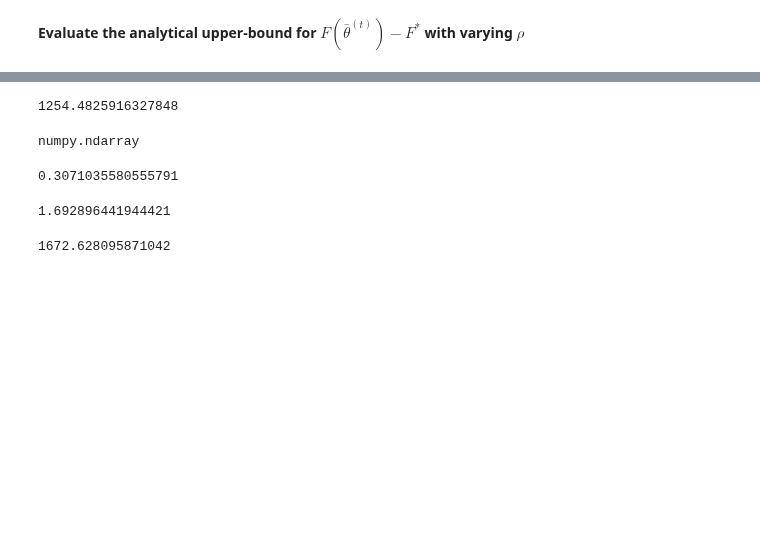
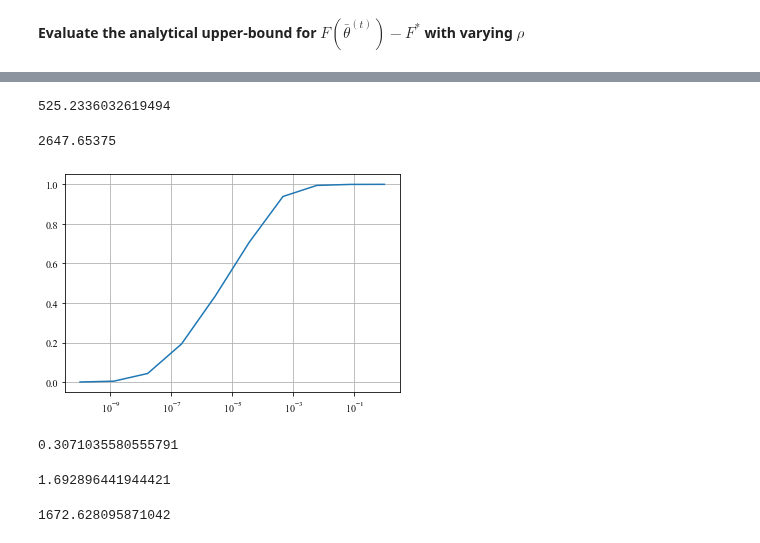
Before and after one commit to Fuzzy-Face/JSAC_FL, a Jupyter notebook: bounds_digital.ipynb, the cells around one changed output, grey strips where cells are left out. Cells and saved outputs as stored; diff of their text form; code cells hidden in the pictures; blank space fills up the shorter version.

```diff
--- a/bounds_digital.ipynb
+++ b/bounds_digital.ipynb
@@ -76,0 +103,5 @@ beta = np.linalg.norm(np.eye(K) - W, ord=2)
+# %%
+barP = 2e-8
+N_0 = 10 ** (-169/10) * 1e-3
+M = 10
+rSNR_list = [barP/N_0 * M * A0 * min( (D[i,j] /d0) ** -gamma for j in G[i] ) for i in range(K)]
@@ -270,12 +316,22 @@ Invalid limit will be ignored.
-# %%
-og4[99]
-# %% [output]
-1254.4825916327848
-# %%
-type(og-opt)
-# %% [output]
-numpy.ndarray
+# %%
+og3[4200]
+# %% [output]
+525.2336032619494
+# %%
+1.5 * L * (1 + 1./K)**2 * (4 / mu**2) * gb**2
+# %% [output]
+2647.65375
 # %%
 barP = 2e-4
 # %%
-omega = min( 1- funcG(barP, M, N, 1, i) + sum(funcG(barP, M, N, n, i) for n in range(1,d+1)) / d for i in range(K) )
+barP_array = np.logspace(-10,0,10)
+omega_array = np.zeros(barP_array.shape)
+N = 3e5
+for i in range(len(barP_array)):
+    barP = barP_array[i]
+    omega_array[i] = min( 1./d + sum(funcG(barP, M, N, n, i) for n in range(2,d+1)) / d for i in range(K) )
+
+_, = plt.semilogx(barP_array,  omega_array)
+plt.grid()
+# %% [output]
+[figure, added]
@@ -284,7 +338,7 @@ omega = 1
-# %%
-delta
-# %% [output]
-0.3071035580555791
+# %%
+min
+# %% [output]
+0.3071035580555791
 # %%
 beta
 # %% [output]
```
Also changed, not shown: parts of 30 cells of this notebook, 2 other files.
